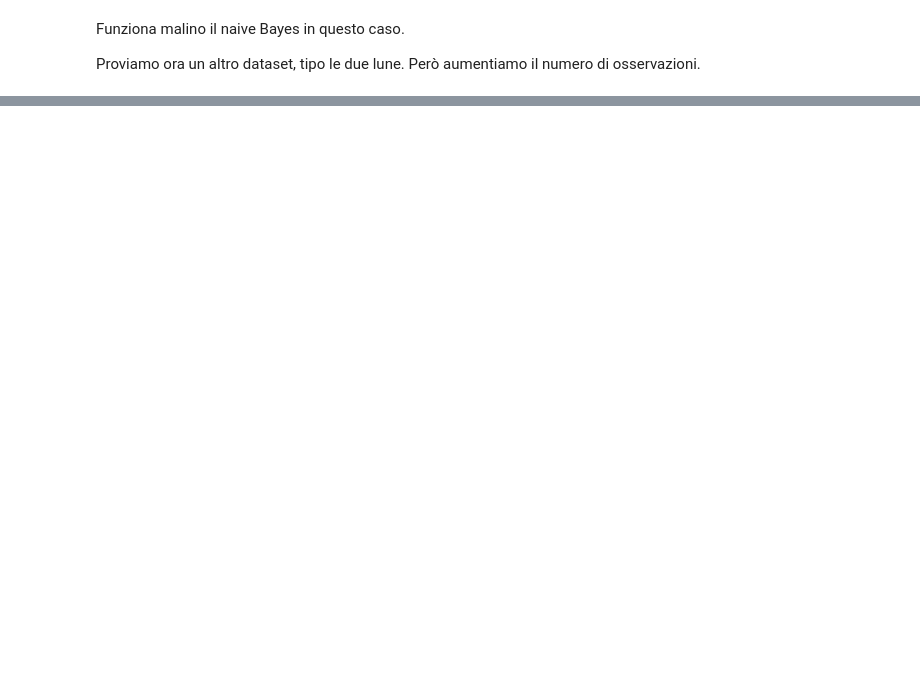
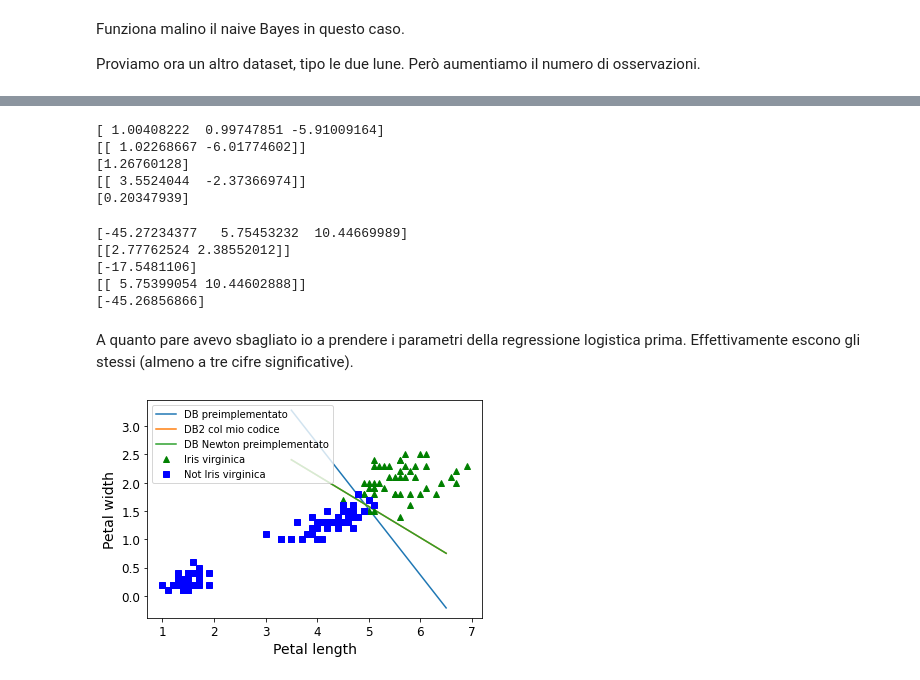
Before and after one commit to dcapelli02/Codice-Tesi-Triennale-Prova, a Jupyter notebook: Prova a caso Logistic Regression.ipynb, the cells around one changed output, grey strips where cells are left out. Saved outputs shown, nothing was run; the diff lists cells and outputs as text; code cells hidden in the pictures; blank space fills up the shorter version.

```diff
--- a/Prova a caso Logistic Regression.ipynb
+++ b/Prova a caso Logistic Regression.ipynb
@@ -426,7 +500,7 @@ print(y_iris1)
 
 X4 = np.insert(X_iris1, 0, 1, axis = 1)
 #print(X4)
-beta4 = LogisticRegressionMia(X4, y_iris1, n_iter = 30000)
+beta4 = LogisticRegressionMia2(X4, y_iris1, n_iter = 30000)
 print(beta4)
 
 logreg_iris = LogisticRegression().fit(X_iris1, y_iris1)
@@ -644,0 +725,64 @@ print(accuracy_score(y_test_moon, y_moon_lr))
+# %%
+# Dataset moon
+logreg_newton_moon = LogisticRegression(penalty = 'l2',
+                                        solver = 'newton-cholesky').fit(X_train_moon, y_train_moon)
+
+print(beta3)
+
+print(logreg.coef_)
+print(logreg.intercept_)
+
+print(logreg_newton_moon.coef_)
+print(logreg_newton_moon.intercept_)
+# %% [output]
+[ 1.00408222  0.99747851 -5.91009164]
+[[ 1.02268667 -6.01774602]]
+[1.26760128]
+[[ 3.5524044  -2.37366974]]
+[0.20347939]
+# %%
+# Dataset Iris
+
+# Prendiamo solo due categorie
+
+print(beta4)
+
+logreg_newton_iris = LogisticRegression(penalty = None, solver = 'newton-cholesky').fit(X_iris1, y_iris1)
+print(logreg_iris.coef_)
+print(logreg_iris.intercept_)
+
+print(logreg_newton_iris.coef_)
+print(logreg_newton_iris.intercept_)
+# %% [output]
+[-45.27234377   5.75453232  10.44669989]
+[[2.77762524 2.38552012]]
+[-17.5481106]
+[[ 5.75399054 10.44602888]]
+[-45.26856866]
+# %% [markdown]
+A quanto pare avevo sbagliato io a prendere i parametri della regressione logistica prima. Effettivamente escono gli stessi (almeno a tre cifre significative).
+# %%
+alpha = 0.5
+log_a = np.log((alpha) /  (1 -alpha))
+
+z_x = np.linspace(3.5, 6.5, 1000)
+z_y = np.zeros_like(z_x)
+z_y[:] = (log_a - logreg_iris.intercept_[0] - logreg_iris.coef_[0, 0]*z_x[:]) / (logreg_iris.coef_[0,1])
+
+z_y1  = (log_a - beta4[0] - beta4[1]*z_x[:]) / beta4[2]
+
+z_y2 = (log_a - logreg_newton_iris.intercept_[0] - logreg_newton_iris.coef_[0, 0]*z_x[:]) / (logreg_newton_iris.coef_[0,1])
+
+
+plt.figure()
+plt.plot(z_x, z_y, label = "DB preimplementato")
+plt.plot(z_x, z_y1, label = "DB2 col mio codice")
+plt.plot(z_x, z_y2, label = "DB Newton preimplementato")
+plt.plot(X_iris1[:, 0][y_iris1 == 1], X_iris1[:, 1][y_iris1 == 1], "g^", label="Iris virginica")
+plt.plot(X_iris1[:, 0][y_iris1 == 0], X_iris1[:, 1][y_iris1 == 0], "bs", label="Not Iris virginica")
+plt.xlabel("Petal length", fontsize=14)
+plt.ylabel("Petal width", fontsize=14)
+plt.legend(loc="upper left", fontsize=10)
+plt.show()
+# %% [output]
+[figure, added]
```
Also changed, not shown: parts of 20 cells of this notebook.
